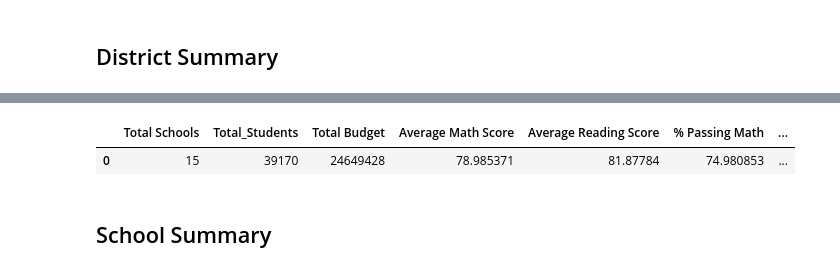
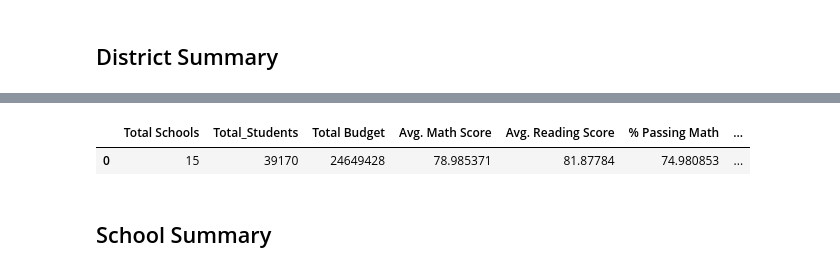
Before and after one commit to pariyapariya/pariya_GW_HW_Pandas, a Jupyter notebook: Case-Assignment/PyCitySchools/PyCitySchools_starter.ipynb, the cells around one changed output, grey strips where cells are left out. Cells and saved outputs as stored; diff of their text form; code cells hidden in the pictures.

Commit message:
submit Pandas HW

```diff
--- a/Case-Assignment/PyCitySchools/PyCitySchools_starter.ipynb
+++ b/Case-Assignment/PyCitySchools/PyCitySchools_starter.ipynb
@@ -17,4 +10,15 @@ student_data_to_load = "Resources/students_complete.csv"
 # %%
+# Dependencies and Setup
+import pandas as pd
+
+# File to Load
+school_data_to_load = "Resources/schools_complete.csv"
+student_data_to_load = "Resources/students_complete.csv"
+
 # Read School and Student Data File and store into Pandas Data Frames
 school_data = pd.read_csv(school_data_to_load)
 student_data = pd.read_csv(student_data_to_load)
+
+# Combine the data into a single dataset (consider using a left join)
+main_df = pd.merge(student_data, school_data, on="school_name", how="left")
+main_df.head()
@@ -90,19 +97,20 @@ Overall Percent Passing : 80.43160582078121
 # %%
-minor_clean_cols = {
+# Display the data frame
+district_cols = {
                     "Total Schools" : total_school,
                     "Total_Students" : total_student,
                     "Total Budget" : total_budget,
-                    "Average Math Score" : avg_math,
-                    "Average Reading Score" : avg_reading,
-                    "% Passing Math" : percent_pass_math,
-                    "% Passing Reading" : percent_pass_reading,
-                    "% Overall Passing Rate" : overall_percent_pass
-                    }
+                    "Avg. Math Score" : avg_math,
+                    "Avg. Reading Score" : avg_reading,
+                    "% Passing Math" : pc_pass_math,
+                    "% Passing Reading" : pc_pass_reading,
+                    "% Overall Passing" : pc_pass_both
+                }
 
-district_summary = pd.DataFrame([minor_clean_cols])
-district_summary.head()
+district_df = pd.DataFrame([district_cols])
+district_df.head()
 # %% [output]
-|  | Total Schools | Total_Students | Total Budget | Average Math Score | Average Reading Score | % Passing Math | ... |
+|  | Total Schools | Total_Students | Total Budget | Avg. Math Score | Avg. Reading Score | % Passing Math | ... |
 | 0 | 15 | 39170 | 24649428 | 78.985371 | 81.87784 | 74.980853 | ... |
 # %% [markdown]
 ## School Summary
```
Also changed, not shown: parts of 39 cells of this notebook, 1 other file.
